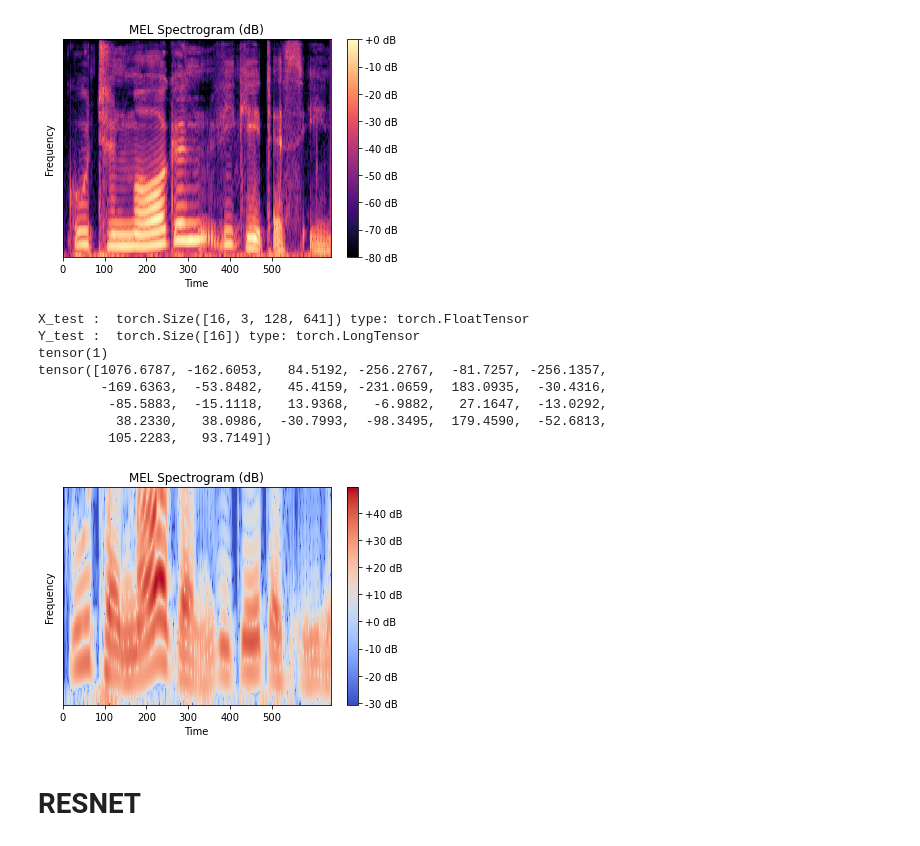
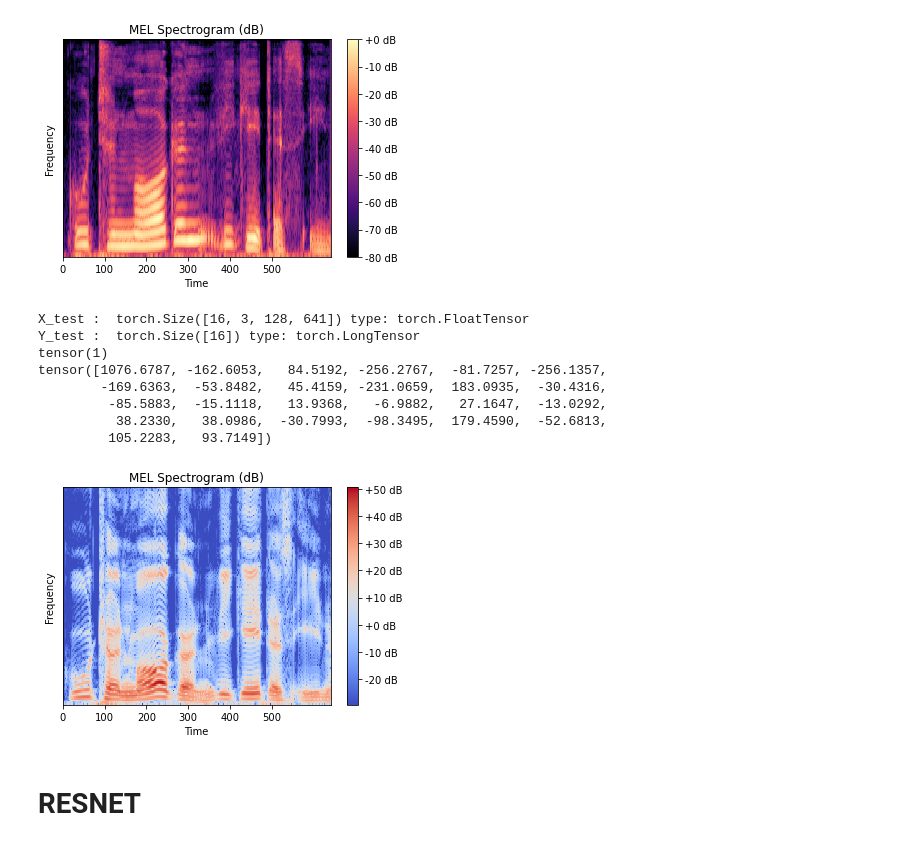
Before and after one commit to bub3690/voice_pathology_ai, a Jupyter notebook: model/spectrogram/ros/MSFnet/model-MSF-RESNET18-stratifiedKFold-ros-organics-hyp-latefusion.ipynb, the cells around one changed output. Drawn from its saved outputs; the diff is of its cells as text; code cells hidden in the pictures.

Commit message:
AUX : Do more normalize

```diff
--- a/model/spectrogram/ros/MSFnet/model-MSF-RESNET18-stratifiedKFold-ros-organics-hyp-latefusion.ipynb
+++ b/model/spectrogram/ros/MSFnet/model-MSF-RESNET18-stratifiedKFold-ros-organics-hyp-latefusion.ipynb
@@ -316,6 +325,16 @@ mel_run_config = dict(
     hop_length= 50,
     f_max = 8000
 )
+
+
+spectro_run_config =dict(
+    sr=16000,
+    n_fft=350,
+    hop_length=50,
+    win_length=350,
+    # training
+    batch_size=16,
+)
 # %%
 from torch.utils.data import Dataset, DataLoader
 
@@ -323,7 +342,7 @@ classes = ["healthy","pathology"]
 
 
 class svd_dataset(Dataset):
-    def __init__(self,data_path_list,classes,data_num,training,mfcc_params,mel_params,transform=None,normalize=None):
+    def __init__(self,data_path_list,classes,data_num,training,mfcc_params,mel_params,spectro_params,transform=None,normalize=None):
         #클래스에서 사용할 인자를 받아 인스턴스 변수로 저장하는 일을 한다.
         #예를들면, 이미지의 경로 리스트를 저장하는 일을 하게 된다.
 
@@ -339,6 +358,7 @@ class svd_dataset(Dataset):
         self.normalize=normalize
         # sweep params
         self.mel_params = mel_params
+        self.spectro_params = spectro_params
         self.mfcc_params = mfcc_params
         #sr,n_mfcc,lifter, hop_length , win_length , n_mels , n_fft , f_max , batch_size
 
@@ -381,9 +401,9 @@ class svd_dataset(Dataset):
         sig = (sig-sig.mean())/sig.std()
         ###
 
-        stft = librosa.stft(sig, win_length=self.mel_params["win_length"],
-                                n_fft=self.mel_params["n_fft"],
-                                hop_length=self.mel_params["hop_length"]
+        stft = librosa.stft(sig, win_length=self.spectro_params["win_length"],
+                                n_fft=self.spectro_params["n_fft"],
+                                hop_length=self.spectro_params["hop_length"]
                                    )
         magnitude = np.abs(stft)
         log_spectrogram = librosa.amplitude_to_db(magnitude)
@@ -646,6 +667,7 @@ train_loader = torch.utils.data.DataLoader(dataset =
                                                #normalize=transforms.Normalize((5.7733,-54.7723,-54.7723),(20.2668,19.0226,19.0226)),
                                                mfcc_params=mfcc_run_config,
                                                mel_params=mel_run_config,
+                                               spectro_params=spectro_run_config,
                                                data_num=0,
                                                training=True
                                            ),
@@ -661,6 +683,7 @@ validation_loader = torch.utils.data.DataLoader(dataset =
                                                #normalize=transforms.Normalize((5.7733,-54.7723,-54.7723),(20.2668,19.0226,19.0226)),
                                                mfcc_params=mfcc_run_config,
                                                mel_params=mel_run_config,
+                                               spectro_params=spectro_run_config,
                                                data_num=0,
                                                training=False
                                            ),
@@ -690,6 +714,10 @@ n_fft= mel_run_config["n_fft"] # WINDOWS SIZE중 사용할 길이. WINDOW SIZE
 hop_length=mel_run_config["hop_length"] #  얼마만큼 시간 주기(sample)를 이동하면서 분석을 할 것인지. 일반적으로 window size의 1/4
 #또는 10ms만큼으로 한다고 한다.
 #hop_length가 mfcc의 frame수를 결정한다.
+
+spectro_win_length =  spectro_run_config["win_length"] # 400
+spectro_n_fft= spectro_run_config["n_fft"] # WINDOWS SIZE중 사용할 길이. WINDOW SIZE가 넘어가면 나머지 것들은 zero padding. 세로 길이
+spectro_hop_length= spectro_run_config["hop_length"] #  얼마만큼 시간 주기(sample)를 이동하면서 분석을 할 것인지. 일반적으로 window size의 1/4
 # %%
 # 4. 데이터 확인하기
 for (log_spectro,mel,mfcc_train,Y_train) in train_loader:
@@ -770,31 +807,34 @@ Text(0.5, 1.0, 'MEL Spectrogram (dB)')
 # %%
 #valiation set 확인
 for (log_spectro,mel,mfcc_test,test_label) in validation_loader:
     print("X_test : ",log_spectro.size(),'type:',log_spectro.type())
     print("Y_test : ",test_label.size(),'type:',test_label.type())
     break
 
-librosa.display.specshow(log_spectro[0][0].numpy(), sr=sr, hop_length=hop_length)
+librosa.display.specshow(log_spectro[0][0].numpy(), sr=sr,
+                         hop_length=spectro_hop_length,
+                        win_length=spectro_win_length,
+                        n_fft=spectro_n_fft)
 plt.xlabel("Time")
 plt.ylabel("Frequency")
 plt.xticks(np.arange(0,600,100))
 plt.colorbar(format='%+2.0f dB')
 plt.title("MEL Spectrogram (dB)")
 
 print(test_label[0])
 print(mfcc_test[0])
 
 #batch: 32 / 3채널 / frame수: 500  /  feature수: 13
 # %% [output]
 X_test :  torch.Size([16, 3, 128, 641]) type: torch.FloatTensor
 Y_test :  torch.Size([16]) type: torch.LongTensor
 tensor(1)
 tensor([1076.6787, -162.6053,   84.5192, -256.2767,  -81.7257, -256.1357,
         -169.6363,  -53.8482,   45.4159, -231.0659,  183.0935,  -30.4316,
          -85.5883,  -15.1118,   13.9368,   -6.9882,   27.1647,  -13.0292,
           38.2330,   38.0986,  -30.7993,  -98.3495,  179.4590,  -52.6813,
          105.2283,   93.7149])
-[figure, old version]
+[figure, new version]
 # %% [markdown]
 # RESNET
 # %%
```
Also changed, not shown: parts of 12 cells of this notebook, 3 other files.
